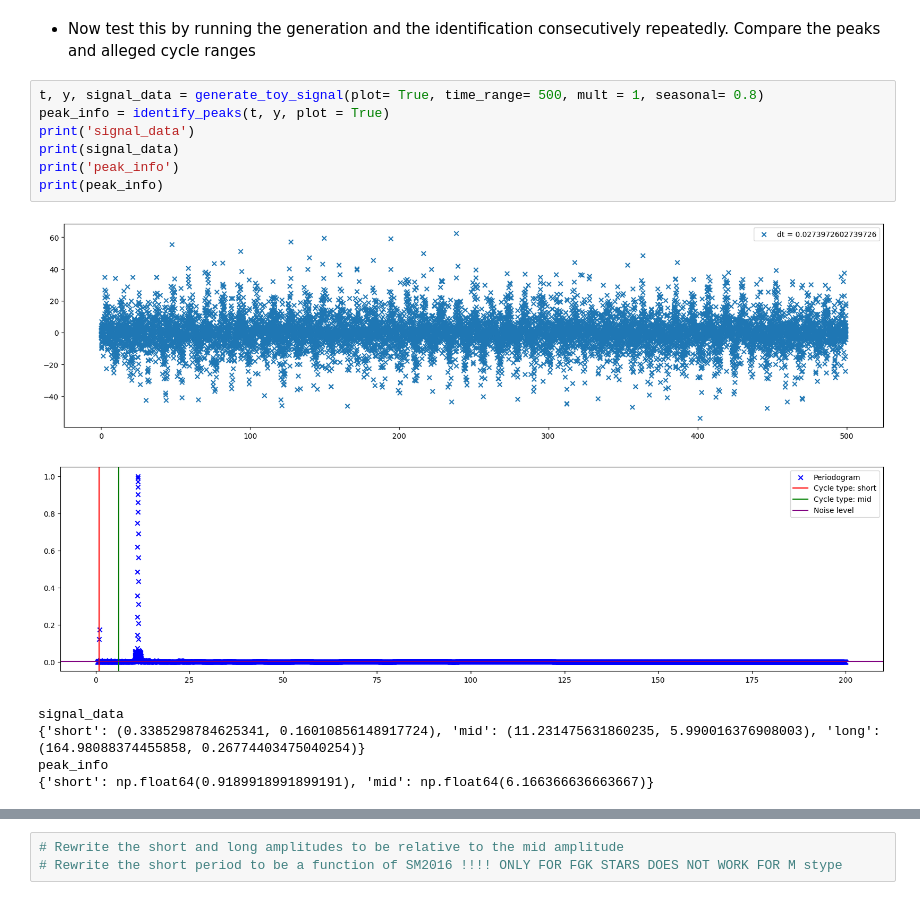
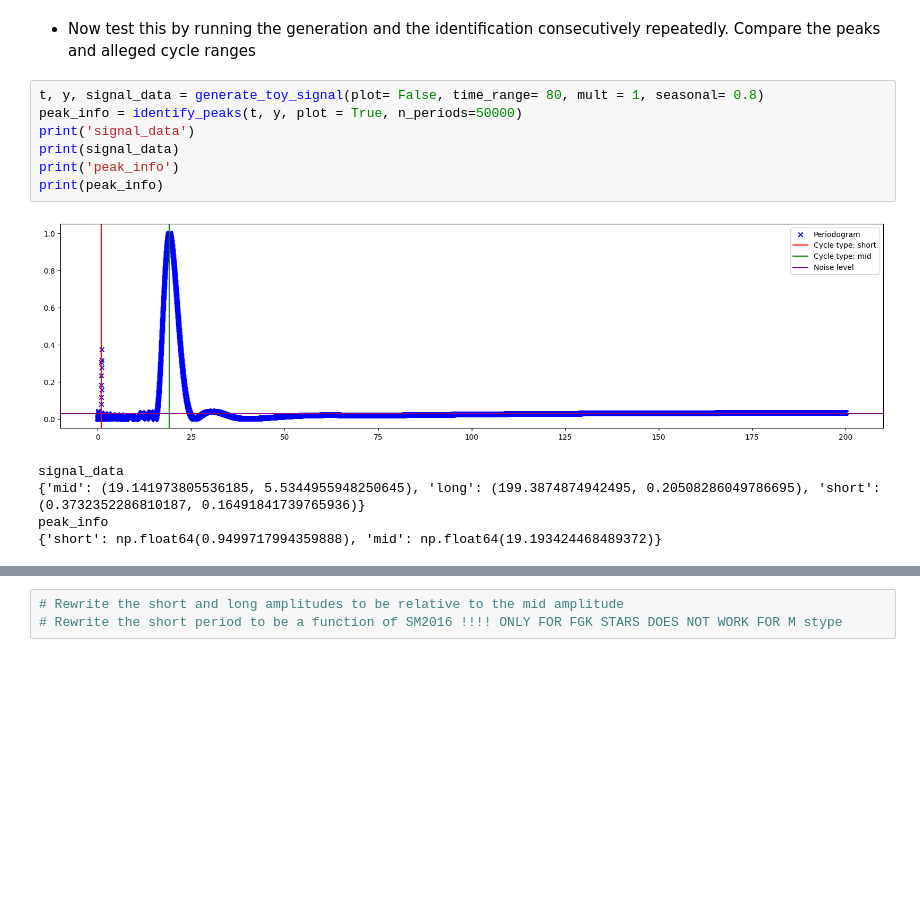
Before and after one commit to JoeyWee1/SolarCycleForecasting, a Jupyter notebook: rationalising_priors.ipynb, the cells around one changed output, grey strips where cells are left out. Drawn from its saved outputs; the diff is of its cells as text; blank space fills up the shorter version.

Commit message:
got short cycle to reliably work by increasing the number of n_periods

```diff
--- a/rationalising_priors.ipynb
+++ b/rationalising_priors.ipynb
@@ -320,19 +260,18 @@ def identify_peaks(t=None,y=None,df = None, plot = True, min_period = 0.01, max_
 # %% [markdown]
 - Now test this by running the generation and the identification consecutively repeatedly. Compare the peaks and alleged cycle ranges
 # %%
-t, y, signal_data = generate_toy_signal(plot= True, time_range= 500, mult = 1, seasonal= 0.8)
-peak_info = identify_peaks(t, y, plot = True)
+t, y, signal_data = generate_toy_signal(plot= False, time_range= 80, mult = 1, seasonal= 0.8)
+peak_info = identify_peaks(t, y, plot = True, n_periods=50000)
 print('signal_data')
 print(signal_data)
 print('peak_info')
 print(peak_info)
 # %% [output]
-[figure, old version]
+[figure, new version]
-[figure, removed]
 signal_data
-{'short': (0.3385298784625341, 0.16010856148917724), 'mid': (11.231475631860235, 5.990016376908003), 'long': (164.98088374455858, 0.26774403475040254)}
+{'mid': (19.141973805536185, 5.5344955948250645), 'long': (199.3874874942495, 0.20508286049786695), 'short': (0.3732352286810187, 0.16491841739765936)}
 peak_info
-{'short': np.float64(0.9189918991899191), 'mid': np.float64(6.166366636663667)}
+{'short': np.float64(0.9499717994359888), 'mid': np.float64(19.193424468489372)}
 # %% [markdown]
 - It appears to me that it is very hard to detect the short and long.
 - Able to detect mid quite reliably.
```
Also changed, not shown: parts of 5 cells of this notebook, 2 other files.
